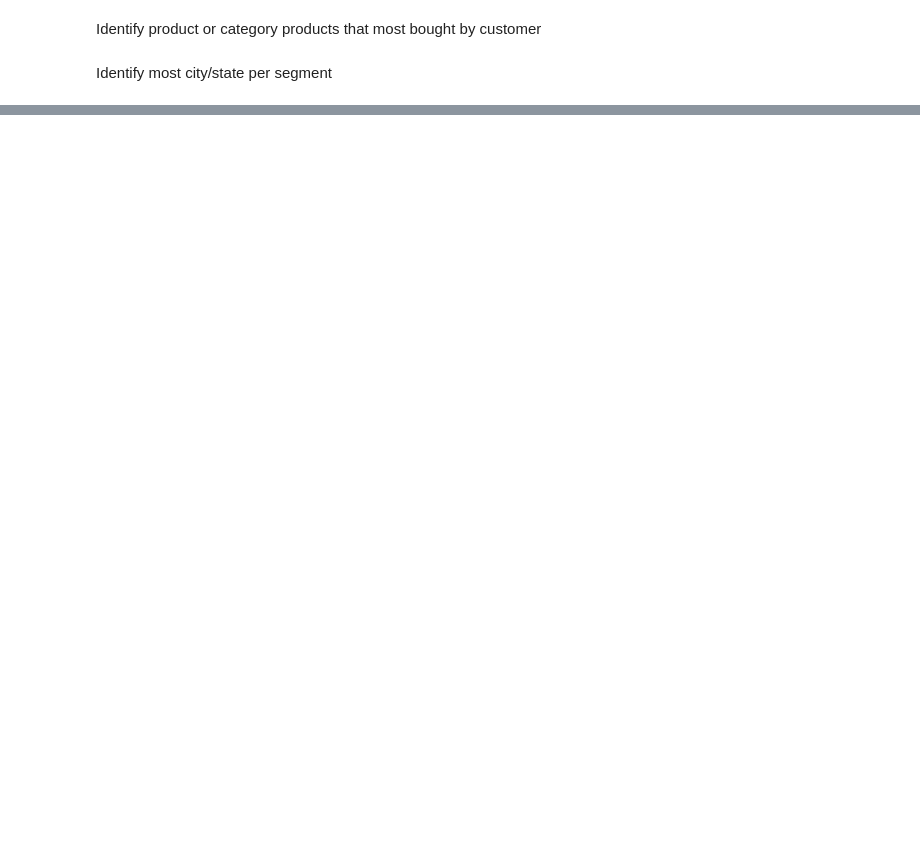
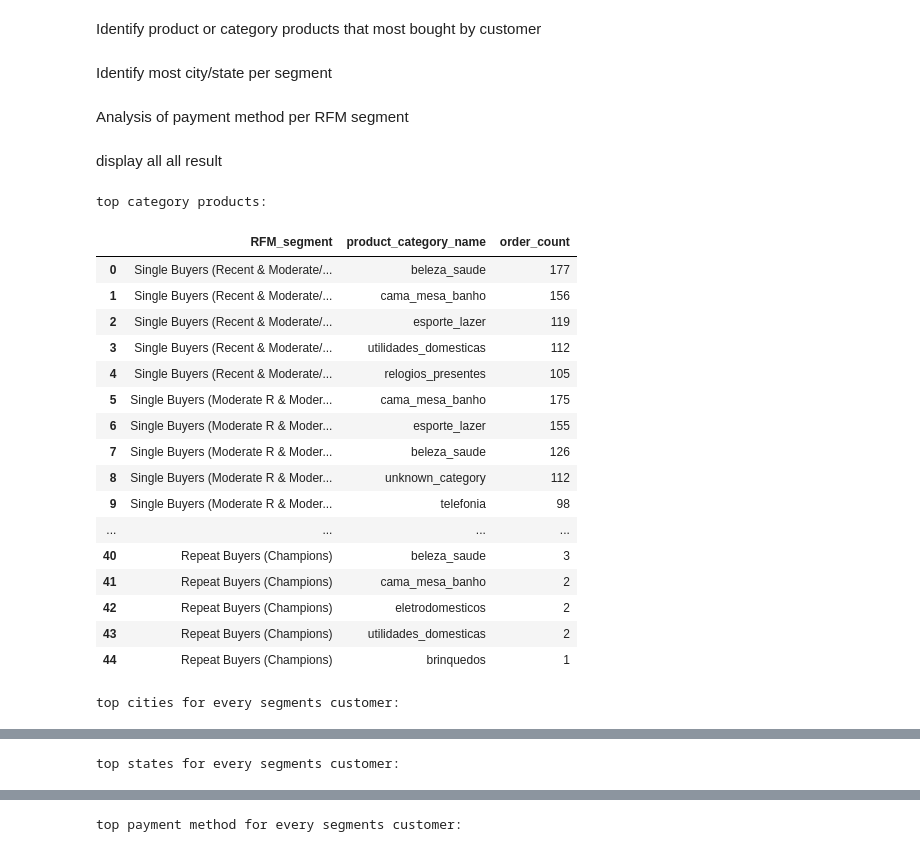
Before and after one commit to RizkiRdm/Olist-E-commerce-Performance-Analysis, a Jupyter notebook: notebooks/feature_engineering.ipynb, the cells around one changed output, grey strips where cells are left out. Drawn from its saved outputs; the diff is of its cells as text; code cells hidden in the pictures; blank space fills up the shorter version.

Commit message:
feat: Analyze payment methods per RFM segment update: add subtitle feat: add display output

```diff
--- a/notebooks/feature_engineering.ipynb
+++ b/notebooks/feature_engineering.ipynb
@@ -939,7 +941,7 @@ geo_distribution_per_segment_state = (
 top_n = 5
 top_cities_per_segment = (
     geo_distribution_per_segment_city.sort_values(
-        ["RFM_segment", "customer_count"], ascending=[True, False]
+        ["RFM_segment", "customer_count"], ascending=[False, False]
     )
     .groupby("RFM_segment")
     .head(top_n)
@@ -948,9 +950,74 @@ top_cities_per_segment = (
 
 top_states_per_segment = (
     geo_distribution_per_segment_state.sort_values(
-        ["RFM_segment", "customer_count"], ascending=[True, False]
+        ["RFM_segment", "customer_count"], ascending=[False, False]
     )
     .groupby("RFM_segment")
     .head(top_n)
     .reset_index(drop=True)
 )
+# %% [markdown]
+Analysis of payment method per RFM segment
+# %%
+payment_info_df = ecom_data_df[
+    ["customer_unique_id", "order_id", "payment_type"]
+].copy()
+
+# drop duplicate
+payment_info_df.drop_duplicates(inplace=True)
+
+# merge data
+df_segment_payments = pd.merge(
+    customer_rfm_final_df, payment_info_df, how="left", on="customer_unique_id"
+)
+
+# drop rows without product categries
+df_segment_payments.dropna(subset=["payment_type"], inplace=True)
+
+# count amount transaction per payment method
+payment_method_per_segment = (
+    df_segment_payments.groupby(["RFM_segment", "payment_type"])
+    .size()
+    .reset_index(name="transaction_count")
+)
+# %%
+# get the top 5 payment method
+top_payments_per_segment = (
+    payment_method_per_segment.sort_values(
+        ["RFM_segment", "transaction_count"], ascending=[False, False]
+    )
+    .groupby("RFM_segment")
+    .head(top_n)
+    .reset_index(drop=True)
+)
+# %% [markdown]
+display all all result
+# %%
+print("top category products:\n")
+display(top_products_per_segment)
+print("top cities for every segments customer:\n")
+display(top_cities_per_segment)
+print("top states for every segments customer:\n")
+display(top_states_per_segment)
+print("top payment method for every segments customer:\n")
+display(top_payments_per_segment)
+# %% [output]
+top category products:
+|  | RFM_segment | product_category_name | order_count |
+| 0 | Single Buyers (Recent & Moderate/... | beleza_saude | 177 |
+| 1 | Single Buyers (Recent & Moderate/... | cama_mesa_banho | 156 |
+| 2 | Single Buyers (Recent & Moderate/... | esporte_lazer | 119 |
+| 3 | Single Buyers (Recent & Moderate/... | utilidades_domesticas | 112 |
+| 4 | Single Buyers (Recent & Moderate/... | relogios_presentes | 105 |
+| 5 | Single Buyers (Moderate R & Moder... | cama_mesa_banho | 175 |
+| 6 | Single Buyers (Moderate R & Moder... | esporte_lazer | 155 |
+| 7 | Single Buyers (Moderate R & Moder... | beleza_saude | 126 |
+| 8 | Single Buyers (Moderate R & Moder... | unknown_category | 112 |
+| 9 | Single Buyers (Moderate R & Moder... | telefonia | 98 |
+| ... | ... | ... | ... |
+| 40 | Repeat Buyers (Champions) | beleza_saude | 3 |
+| 41 | Repeat Buyers (Champions) | cama_mesa_banho | 2 |
+| 42 | Repeat Buyers (Champions) | eletrodomesticos | 2 |
+| 43 | Repeat Buyers (Champions) | utilidades_domesticas | 2 |
+| 44 | Repeat Buyers (Champions) | brinquedos | 1 |
+top cities for every segments customer:
@@ -956,0 +1041 @@ top_states_per_segment = (
+top states for every segments customer:
@@ -956,0 +1059 @@ top_states_per_segment = (
+top payment method for every segments customer:
```
Also changed, not shown: parts of 3 cells of this notebook.
